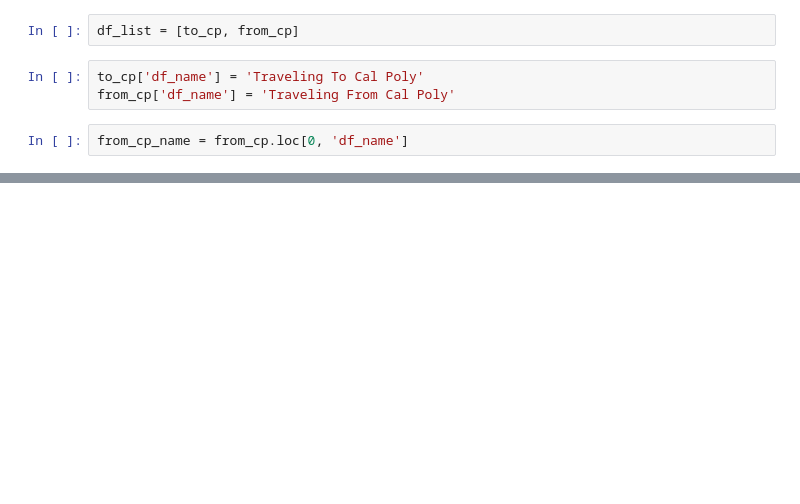
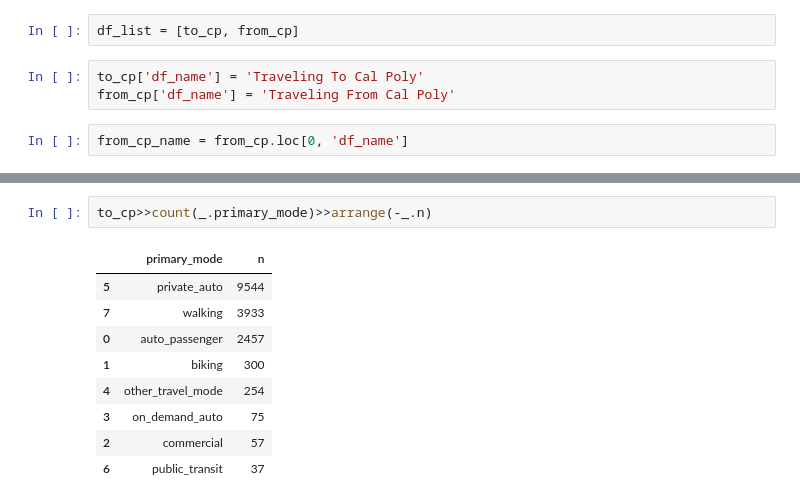
Before and after one commit to cal-itp/big-data-geoanalytics, a Jupyter notebook: replica/transit_od_analysis/big_data_od_analysis.ipynb, the cells around one changed output, grey strips where cells are left out. Drawn from its saved outputs; the diff is of its cells as text; blank space fills up the shorter version.

```diff
--- a/replica/transit_od_analysis/big_data_od_analysis.ipynb
+++ b/replica/transit_od_analysis/big_data_od_analysis.ipynb
@@ -244,0 +338,12 @@ return_score_summary(df_list)
+# %%
+to_cp>>count(_.primary_mode)>>arrange(-_.n)
+# %% [output]
+|  | primary_mode | n |
+| 5 | private_auto | 9544 |
+| 7 | walking | 3933 |
+| 0 | auto_passenger | 2457 |
+| 1 | biking | 300 |
+| 4 | other_travel_mode | 254 |
+| 3 | on_demand_auto | 75 |
+| 2 | commercial | 57 |
+| 6 | public_transit | 37 |
```
Also changed, not shown: parts of 18 cells of this notebook.
